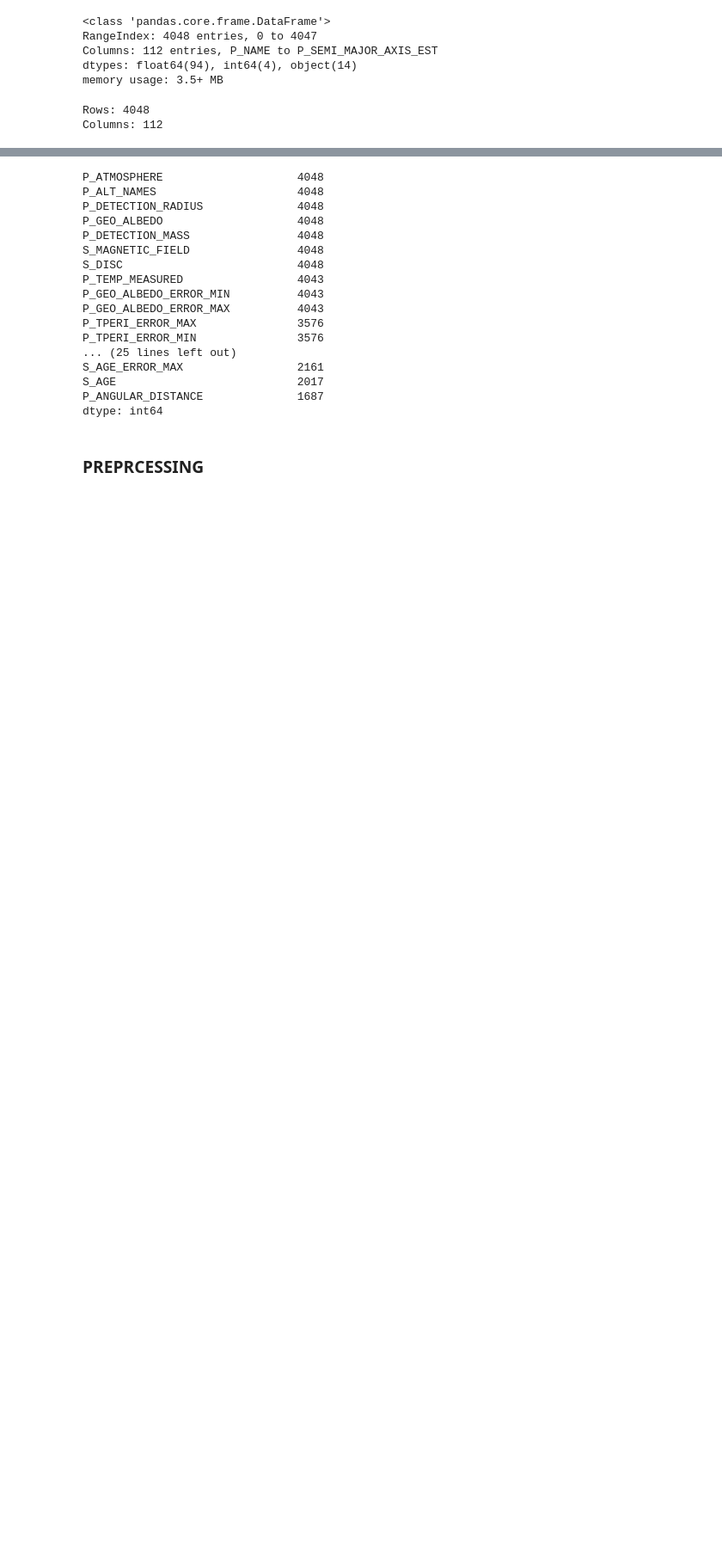
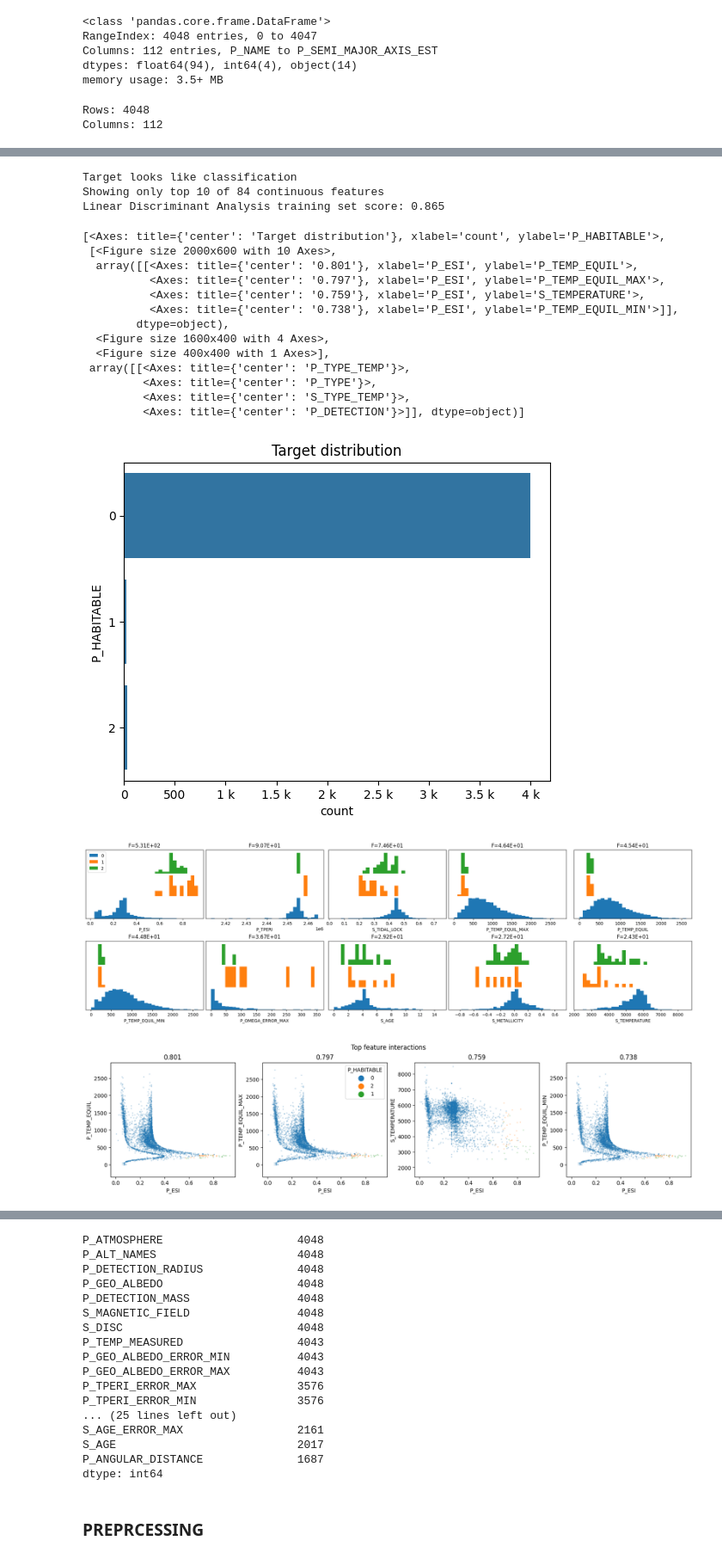
Before and after one commit to Ridima28/Exoplanet-Habitability-Classification, a Jupyter notebook: models/main.ipynb, the cells around one changed output, grey strips where cells are left out. Shown at 86% size. Saved outputs shown, nothing was run; the diff lists cells and outputs as text; code cells hidden in the pictures; blank space fills up the shorter version.

```diff
--- a/models/main.ipynb
+++ b/models/main.ipynb
@@ -64,0 +92,24 @@ Columns: 112
+# %%
+import warnings
+warnings.filterwarnings('ignore')
+db.plot(df, target_col='P_HABITABLE')
+# %% [output]
+Target looks like classification
+Showing only top 10 of 84 continuous features
+Linear Discriminant Analysis training set score: 0.865
+[<Axes: title={'center': 'Target distribution'}, xlabel='count', ylabel='P_HABITABLE'>,
+ [<Figure size 2000x600 with 10 Axes>,
+  array([[<Axes: title={'center': '0.801'}, xlabel='P_ESI', ylabel='P_TEMP_EQUIL'>,
+          <Axes: title={'center': '0.797'}, xlabel='P_ESI', ylabel='P_TEMP_EQUIL_MAX'>,
+          <Axes: title={'center': '0.759'}, xlabel='P_ESI', ylabel='S_TEMPERATURE'>,
+          <Axes: title={'center': '0.738'}, xlabel='P_ESI', ylabel='P_TEMP_EQUIL_MIN'>]],
+        dtype=object),
+  <Figure size 1600x400 with 4 Axes>,
+  <Figure size 400x400 with 1 Axes>],
+ array([[<Axes: title={'center': 'P_TYPE_TEMP'}>,
+         <Axes: title={'center': 'P_TYPE'}>,
+         <Axes: title={'center': 'S_TYPE_TEMP'}>,
+         <Axes: title={'center': 'P_DETECTION'}>]], dtype=object)]
+[figure, added]
+[figure, added]
+[figure, added]
```
Also changed, not shown: parts of 10 cells of this notebook, 2 other files.
